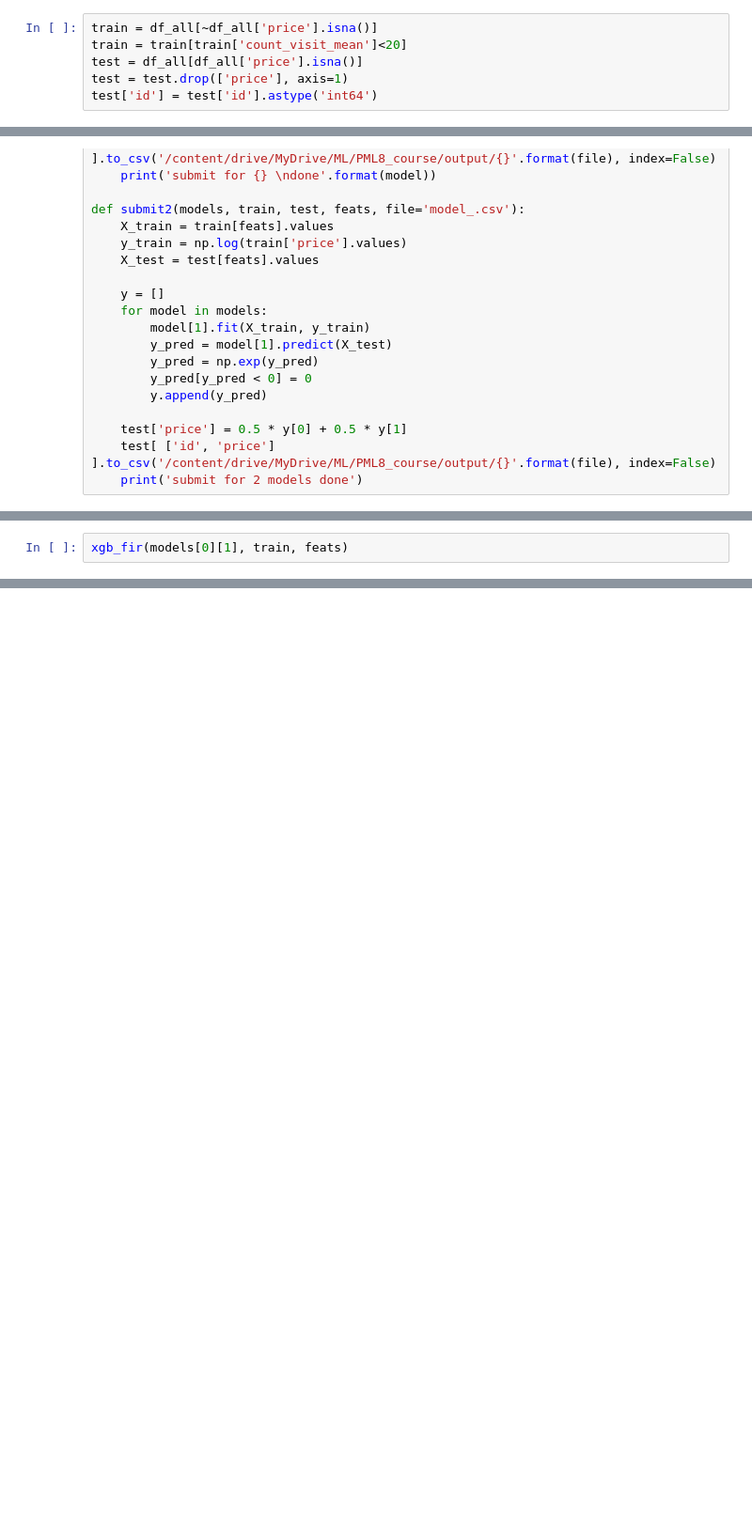
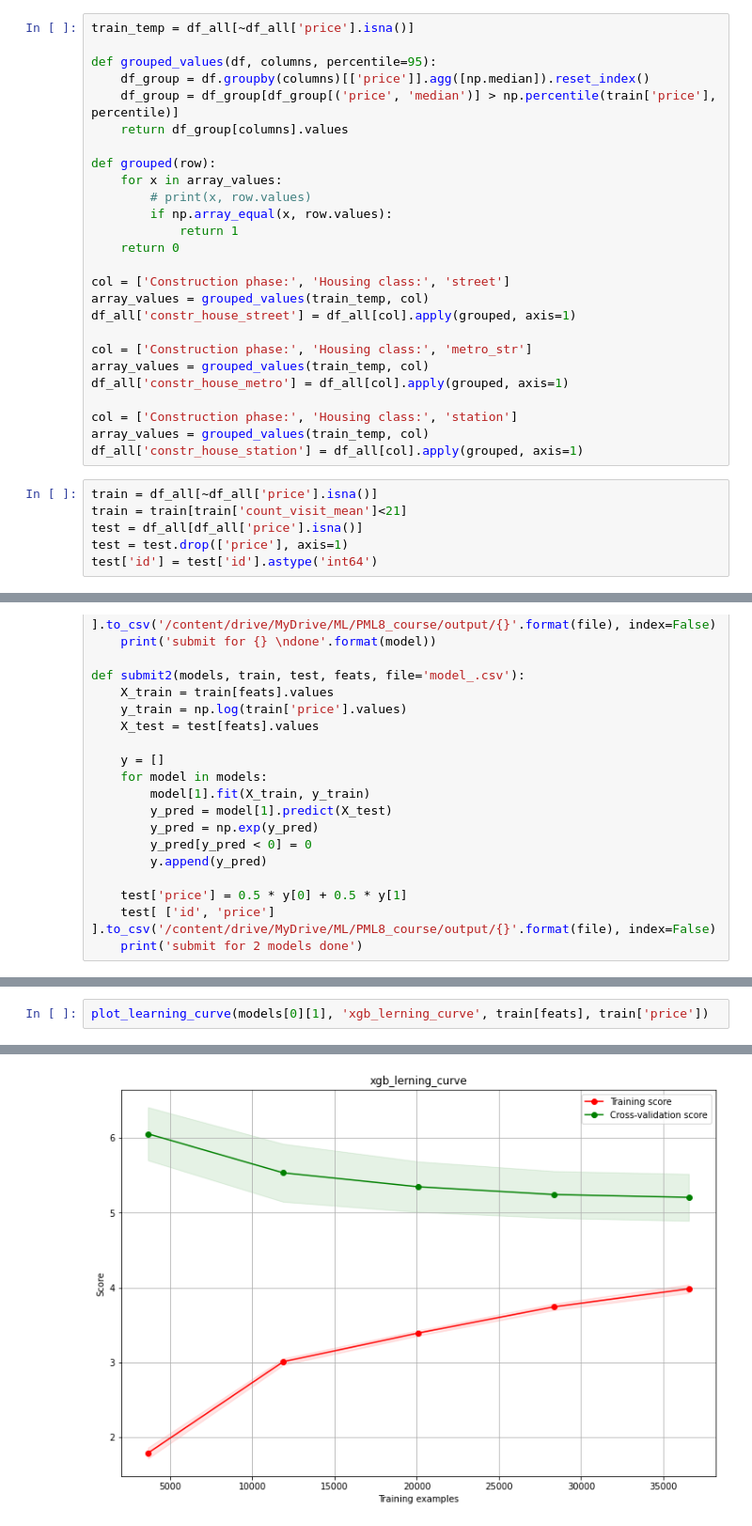
Before and after one commit to DarekB2/PML8_course_task, a Jupyter notebook: main_file.ipynb, the cells around one changed output, grey strips where cells are left out. Shown: that part at 94% size. Drawn from its saved outputs; the diff is of its cells as text; blank space fills up the shorter version.

Commit message:
grouped features

```diff
--- a/main_file.ipynb
+++ b/main_file.ipynb
@@ -243,9 +243,35 @@ df_all['media_cat'] = ((df_all['Internet:']=='yes') | \
                                (df_all['Phone:']=='yes') | (df_all['TV:']=='yes')).astype('int8')
 df_all['is_furniture_cat'] = ((df_all['Fridge:']=='yes') | (df_all['Kitchen furniture:']=='yes') |\
                                (df_all['Washing machine:']=='yes') | (df_all['Furniture:']=='yes')).astype('int8')
+# %%
+train_temp = df_all[~df_all['price'].isna()]
+
+def grouped_values(df, columns, percentile=95):
+    df_group = df.groupby(columns)[['price']].agg([np.median]).reset_index()
+    df_group = df_group[df_group[('price', 'median')] > np.percentile(train['price'], percentile)]
+    return df_group[columns].values
+
+def grouped(row):
+    for x in array_values:
+        # print(x, row.values)
+        if np.array_equal(x, row.values):
+            return 1
+    return 0
+
+col = ['Construction phase:', 'Housing class:', 'street']
+array_values = grouped_values(train_temp, col)
+df_all['constr_house_street'] = df_all[col].apply(grouped, axis=1)
+
+col = ['Construction phase:', 'Housing class:', 'metro_str']
+array_values = grouped_values(train_temp, col)
+df_all['constr_house_metro'] = df_all[col].apply(grouped, axis=1)
+
+col = ['Construction phase:', 'Housing class:', 'station']
+array_values = grouped_values(train_temp, col)
+df_all['constr_house_station'] = df_all[col].apply(grouped, axis=1)
 # %%
 train = df_all[~df_all['price'].isna()]
-train = train[train['count_visit_mean']<20]
+train = train[train['count_visit_mean']<21]
 test = df_all[df_all['price'].isna()]
 test = test.drop(['price'], axis=1)
 test['id'] = test['id'].astype('int64')
@@ -420,3 +431,3 @@ model CB- each fold score: [5.43702201861154, 5.333754381892429, 5.0821660454644
 # %%
-xgb_fir(models[0][1], train, feats)
+plot_learning_curve(models[0][1], 'xgb_lerning_curve', train[feats], train['price'])
 # %% [output]
@@ -423,0 +452 @@ xgb_fir(models[0][1], train, feats)
+[figure, added]
```
Also changed, not shown: parts of 19 cells of this notebook.
